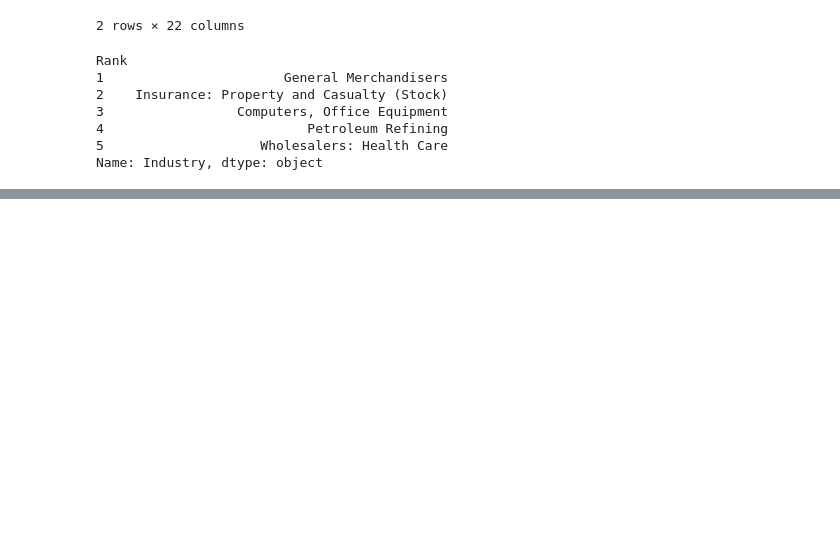
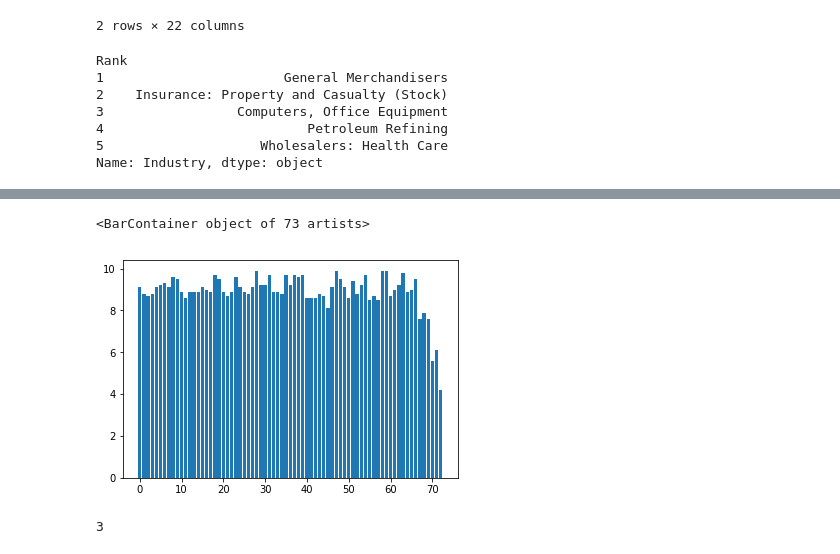
Before and after one commit to evgenursic/python_analitika, a Jupyter notebook: testiranje.ipynb, the cells around one changed output, grey strips where cells are left out. Drawn from its saved outputs; the diff is of its cells as text; code cells hidden in the pictures; blank space fills up the shorter version.

```diff
--- a/testiranje.ipynb
+++ b/testiranje.ipynb
@@ -51,0 +990,18 @@ Name: Industry, dtype: object
+# %%
+url = 'https://www.imdb.com/title/tt0944947/episodes'
+# %%
+episodes = []
+rankings = []
+# %%
+for season in range(1,9):
+    r = requests.get(url, params={'season':season})
+    soup = BeautifulSoup(r.text,'html.parser')
+    listing = soup.find('div', class_='eplist')
+    for epnr, div in enumerate(listing.find_all('div', recursive=False)):
+        episode = f'{season}.{epnr+1}'
+        rating_el = div.find(class_='ipl-rating-star__rating')
+        print(episode, rating_el)
+        print('--------------------------')
+        rating = float(rating_el.get_text(strip=True))
+        episodes.append(episode)
+        rankings.append(rating)
@@ -51,0 +1026,3 @@ Name: Industry, dtype: object
+# %%
+episodes = np.array(episodes)
+rankings = np.array(rankings)
@@ -51,0 +1085,6 @@ Name: Industry, dtype: object
+# %%
+positions = [a for a in range(len(rankings))]
+plt.bar(positions, rankings, align='center')
+# %% [output]
+<BarContainer object of 73 artists>
+[figure, added]
@@ -51,0 +1099,4 @@ Name: Industry, dtype: object
+# %%
+len(table)
+# %% [output]
+3
```
Also changed, not shown: parts of 226 cells of this notebook, 3 other files.
